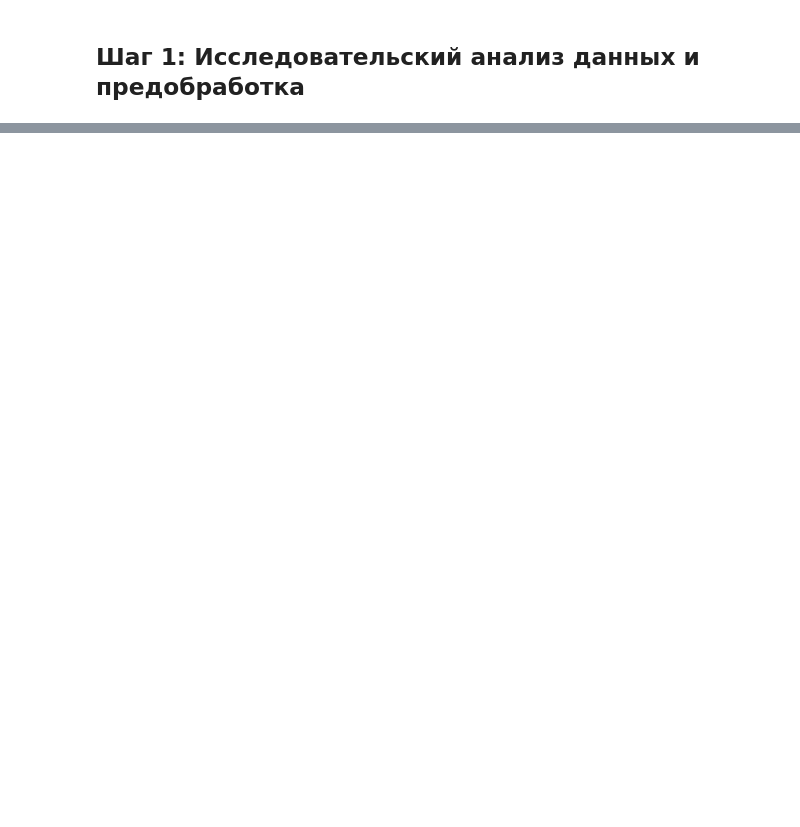
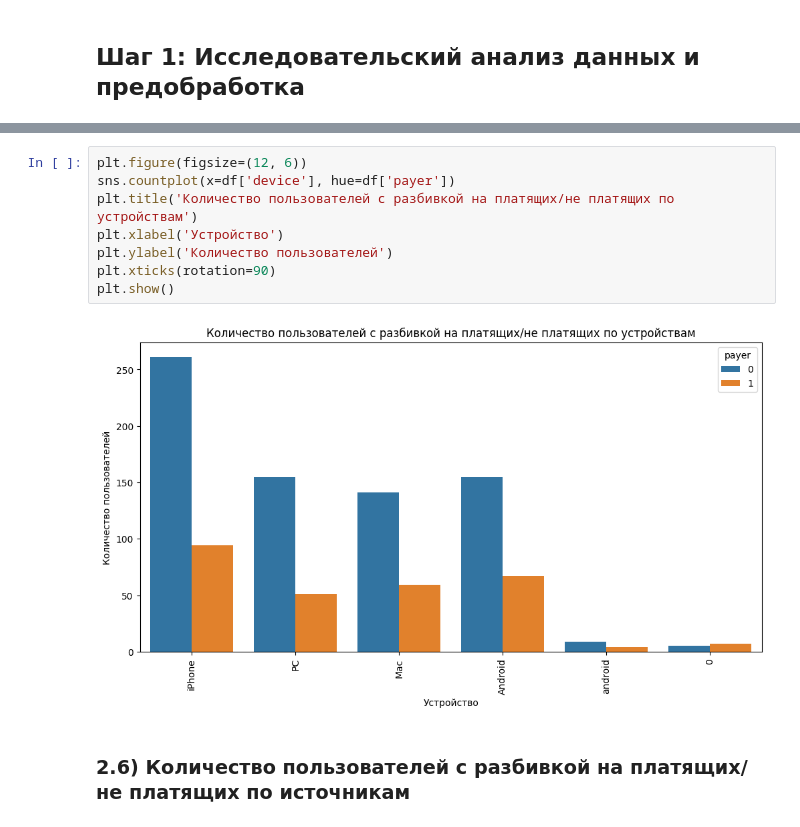
Before and after one commit to zhukovrost/lyceumFinalProject, a Jupyter notebook: project.ipynb, the cells around one changed output, grey strips where cells are left out. Saved outputs shown, nothing was run; the diff lists cells and outputs as text; blank space fills up the shorter version.

```diff
--- a/project.ipynb
+++ b/project.ipynb
@@ -64,0 +270,12 @@ df.columns = df.columns.str.lower().str.replace(" ", "_")
+# %%
+plt.figure(figsize=(12, 6))
+sns.countplot(x=df['device'], hue=df['payer'])
+plt.title('Количество пользователей с разбивкой на платящих/не платящих по устройствам')
+plt.xlabel('Устройство')
+plt.ylabel('Количество пользователей')
+plt.xticks(rotation=90)
+plt.show()
+# %% [output]
+[figure, added]
+# %% [markdown]
+### 2.6) Количество пользователей с разбивкой на платящих/не платящих по источникам
```
Also changed, not shown: parts of 40 cells of this notebook.
